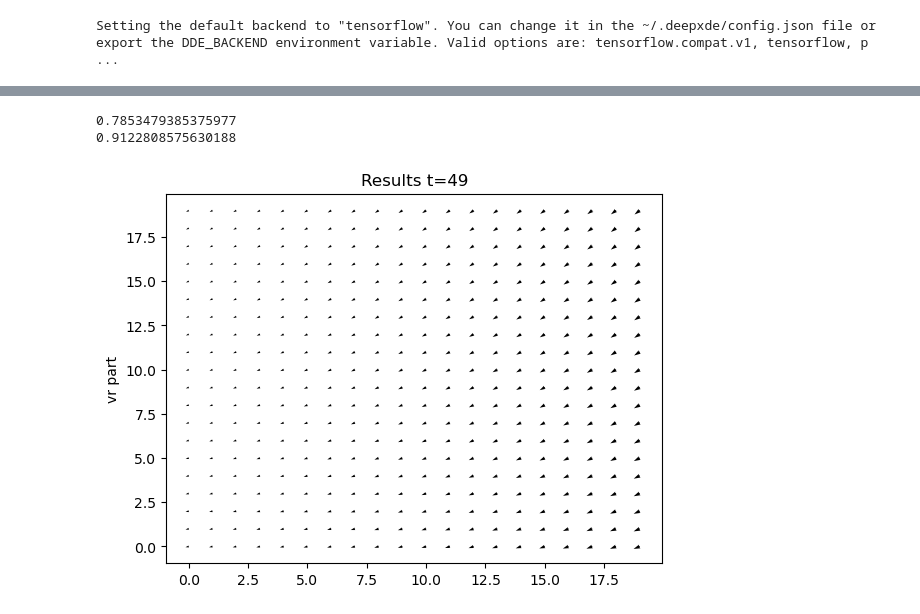
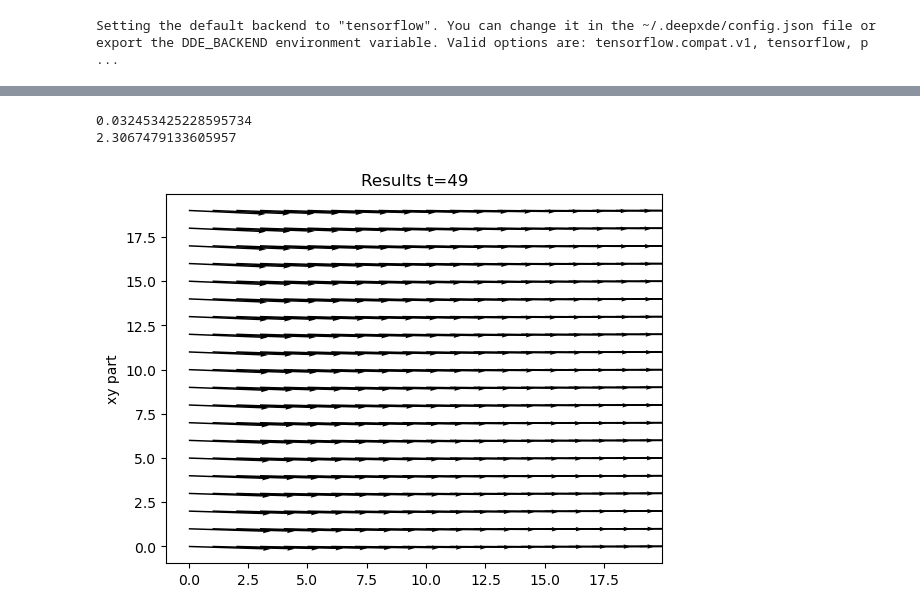
Before and after one commit to Ygrik2003/PINN_GL, a Jupyter notebook: pinn_model/hydro_nn.ipynb, the cells around one changed output, grey strips where cells are left out. Saved outputs shown, nothing was run; the diff lists cells and outputs as text; code cells hidden in the pictures.

```diff
--- a/pinn_model/hydro_nn.ipynb
+++ b/pinn_model/hydro_nn.ipynb
@@ -16,11 +16,14 @@ Setting the default backend to "tensorflow". You can change it in the ~/.deepxde
 t_max = 5
 
 rpho = 1
-mu = 1e-6
+mu = 1#e-6
 
-A = 1
+A = 10
 x_min, x_max = 0, 1
 y_min, y_max = 0, 1
+
+x_min_barrier, x_max_barrier = 0.25, 0.3
+y_min_barrier, y_max_barrier = 0.4, 0.6
 
 step = 0.05
 step_t = 0.1
@@ -37,10 +40,13 @@ x, y, t = np.meshgrid(x, y, t)
 xyt_domain = np.hstack((x.flatten()[:, None], y.flatten()[:, None], t.flatten()[:, None]))
 
 space_domain = dde.geometry.Rectangle([x_min, y_min], [x_max, y_max])
+# barrier_domain = dde.geometry.Rectangle([x_min_barrier, y_min_barrier], [x_max_barrier, y_max_barrier])
+# space_domain = space_domain - barrier_domain
+
 time_domain = dde.geometry.TimeDomain(0, t_max)
 domain = dde.geometry.GeometryXTime(space_domain, time_domain)
 # %%
-def pde(x, y):
+def navier_stokes(x, y):
     """
     INPUTS:
         x: x[:,0] is x-coordinate
@@ -102,11 +133,10 @@ ic_v = dde.icbc.IC(domain, init_cond_v, lambda _, on_initial: on_initial, compon
 # %%
-data = dde.data.TimePDE(domain, pde, [bc_u_0, bc_v_0, bc_u_1, bc_v_1, ic_u, ic_v],
-                         num_domain=x_points * y_points,
-                         num_boundary=2*(x_points+y_points),
-                         num_initial=x_points*y_points,
+data = dde.data.TimePDE(domain, navier_stokes, [inlet_x, inlet_y, outlet, wallt_x, wallt_y, wallb_x, wallb_y],#, barrier],
+                         num_domain=500,
+                         num_boundary=500, num_test=1000,
                          train_distribution="pseudo",
 )
 
 # Network architecture
-net = dde.nn.FNN([3] + [16] * 4 + [3], "tanh", "Glorot normal")
+net = dde.nn.FNN([3] + [16] * 4 + [3], "tanh", "Glorot uniform")
 model = dde.Model(data, net)
@@ -261,30 +288,30 @@ p_predict = griddata(xyt_domain, prediction[:, 2], (x, y, t), method="linear")
 # %%
 print(np.min(u_predict[:,:,0].T))
 print(np.max(u_predict[:,:,0].T))
 
 fig, ax = plt.subplots(1)
 
-ax.set_ylabel("vr part")
+ax.set_ylabel("xy part")
 vuv_quiver = ax.quiver(
     np.arange(u_predict.shape[0]),
     np.arange(u_predict.shape[1]),
     u_predict[:,:,0].T,
     v_predict[:,:,0].T,
-    angles='xy', scale_units='xy', scale=0.5
+    angles='xy', scale_units='xy', scale=1
 )
 
 def animate(t_curr):
     ax.set_title(f"Results t={t_curr}")
     vuv_quiver.set_UVC(u_predict[:,:,t_curr].T, v_predict[:,:,t_curr].T)
     return vuv_quiver,
 
 ani_xy = FuncAnimation(fig, animate, frames=len(v_predict[0,0,:]), blit=True)
 
 ani_xy.save("animation_xy.gif", writer="imagemagick", fps=5)
 # %% [output]
-0.7853479385375977
-0.9122808575630188
+0.032453425228595734
+2.3067479133605957
-[figure, old version]
+[figure, new version]
 # %%
 fig, ax = plt.subplots(1)
 frame = 0
```
Also changed, not shown: parts of 8 cells of this notebook, 2 other files.
